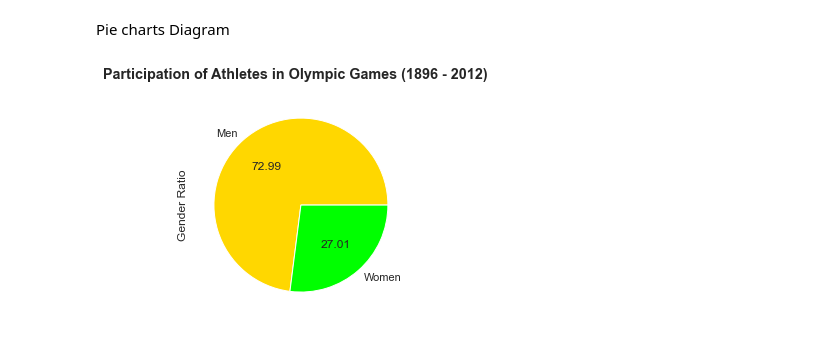
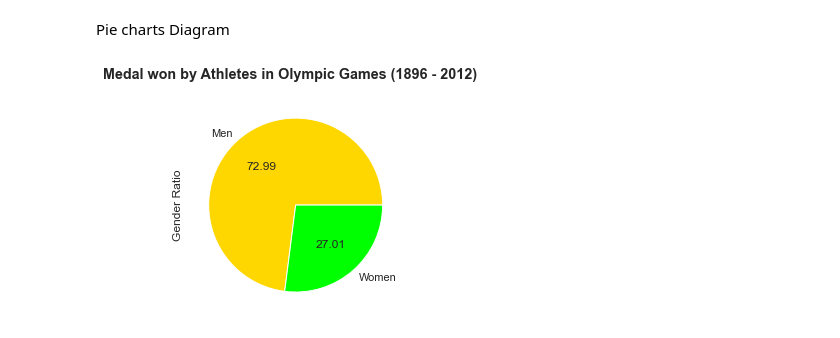
Before and after one commit to saurav29singh/Udacity_Project, a Jupyter notebook: Olympic_Dataset_Study.ipynb, the cells around one changed output. Saved outputs shown, nothing was run; the diff lists cells and outputs as text; code cells hidden in the pictures.

```diff
--- a/Olympic_Dataset_Study.ipynb
+++ b/Olympic_Dataset_Study.ipynb
@@ -171,10 +171,10 @@ Pie charts Diagram
 # %%
 import pandas as pd
 from matplotlib.pyplot import pie, axis, show
 fig, ax = plt.subplots()
-fig.suptitle('Participation of Athletes in Olympic Games (1896 - 2012)', fontweight ="bold")
+fig.suptitle('Medal won by Athletes in Olympic Games (1896 - 2012)', fontweight ="bold")
 df.groupby('Gender').size().plot(kind='pie', autopct='%.2f', colors=['gold', 'lime'],ax=None)
 ax.set_ylabel('Gender Ratio')
 plt.show()
 # %% [output]
-[figure, old version]
+[figure, new version]
```
